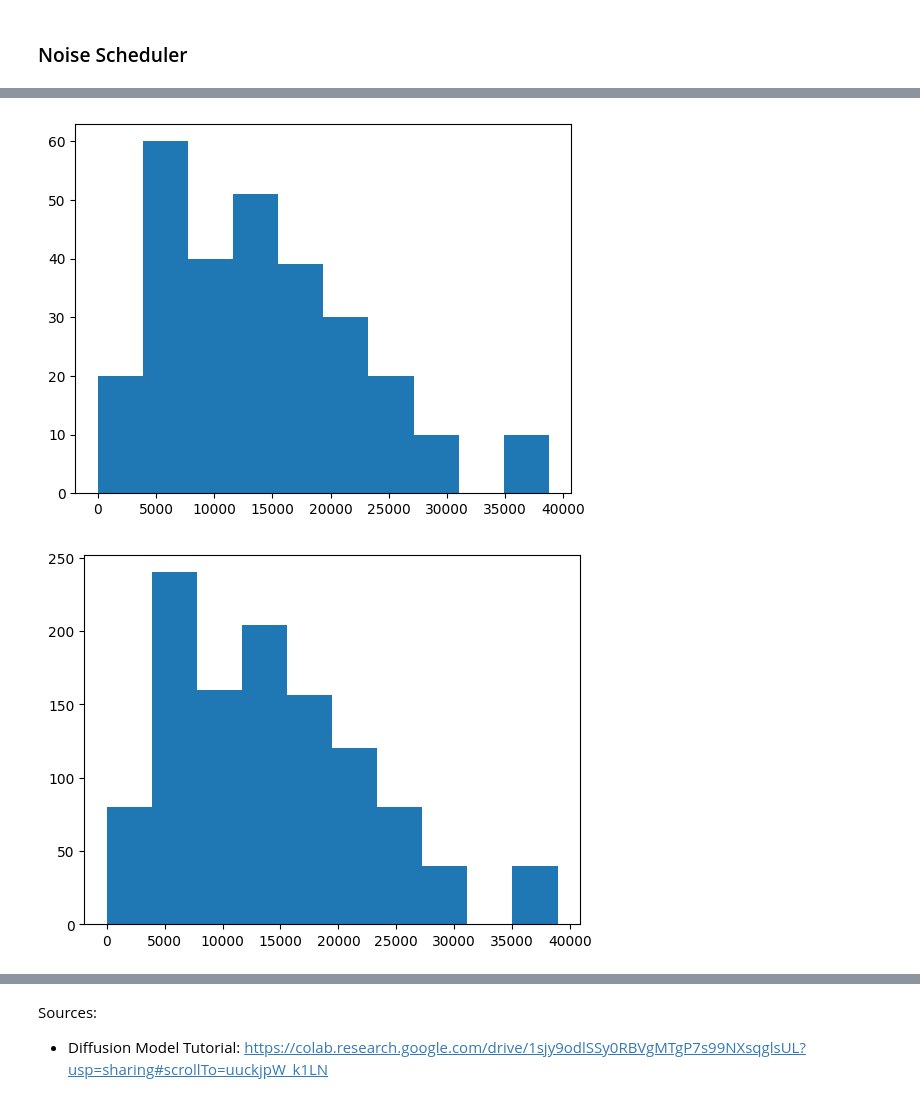
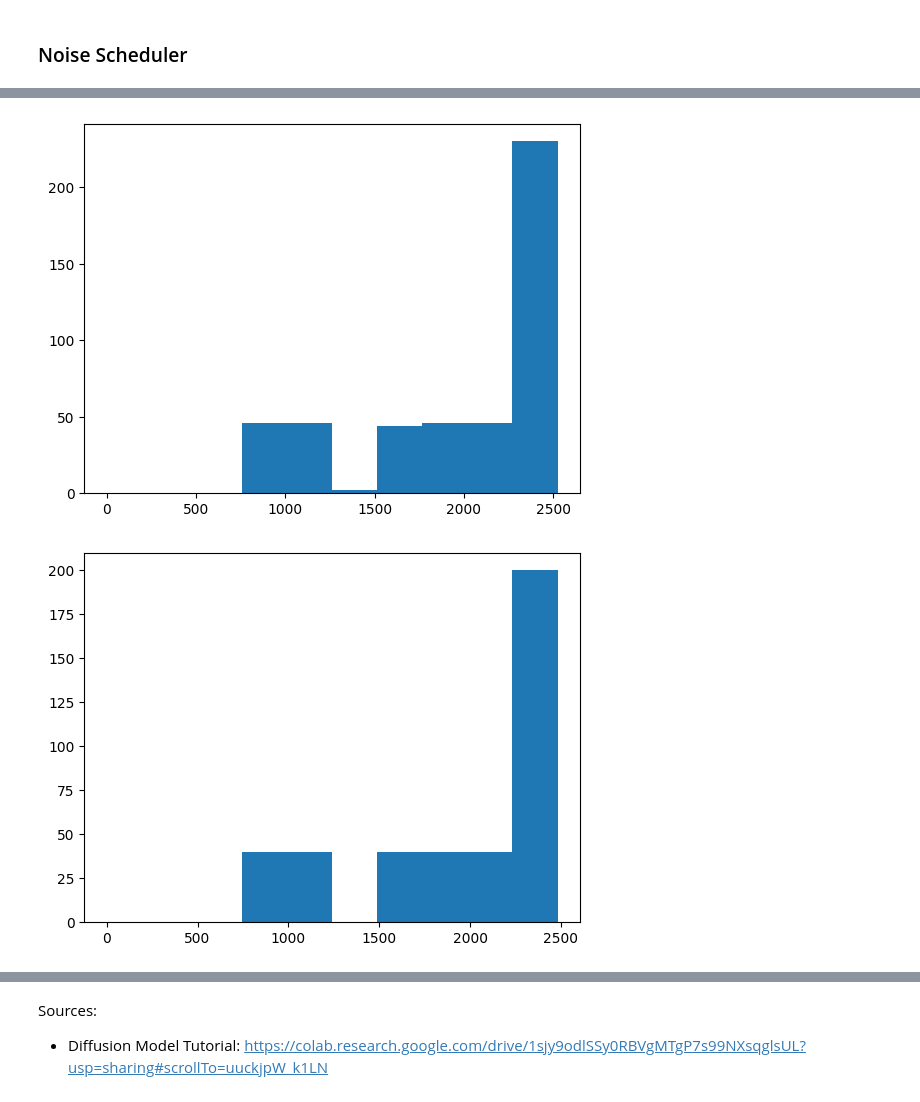
Before and after one commit to mariannearriola/dd-brain-shapes, a Jupyter notebook: shape_project.ipynb, the cells around one changed output, grey strips where cells are left out. Cells and saved outputs as stored; diff of their text form; code cells hidden in the pictures.

```diff
--- a/shape_project.ipynb
+++ b/shape_project.ipynb
@@ -117,9 +120,17 @@ for ind,sample in enumerate(healthy_spd[:20]):
     elif ind < 20:
         y_tests.append(sample)
 # %%
-gr = GeodesicRegression(
-    space=gl, metric=gl.metric,
-    center_X=False, method="riemannian", initialization="warm_start")
+gr = DenoisingGeodesic(
+    space=gl, metric=gl.metric, verbose = True,
+    center_X=False, method="riemannian", initialization="warm_start",max_iter=100, tol=1e-5, init_step_size=1e-3)
 
-gr.intercept_ = y_trains[0][0]  # theta0
-gr.coef_ = gl.metric.log(y_trains[0][-1], y_trains[0][0]) # theta1
+gr.intercept_ = y_trains[0][-1]  # theta0
+'''
+for m in range(0,T-1):
+    if m == 0:
+        logs = unsqueeze(gl.metric.log(y_trains[0][m+1], y_trains[0][m]))
+    else:
+        logs = gs.concatenate((logs,unsqueeze(gl.metric.log(y_trains[0][-2], y_trains[0][-1]))))
+'''
+gr.coef_ = gl.metric.log(y_trains[0][-1], y_trains[0][-2]) # theta1
+print(gr.intercept_.shape,gr.coef_.shape)
@@ -126,6 +139,8 @@ gr.coef_ = gl.metric.log(y_trains[0][-1], y_trains[0][0]) # theta1
 # %%
 ## Train model
-for y_train in y_trains:
-    x_train = np.linspace(1, T, T)
-    x_train = np.squeeze(x_train)
-    gr.fit(x_train,y_train)
+x_train = np.linspace(0, T, T)
+x_train = np.squeeze(x_train)
+for ind,y_train in enumerate(y_trains):
+    gr.fit(x_train,y_train,y_cleans)
+    #gr.intercept_ = y_train[0]
+    #gr.coef_ = gl.metric.log(y_train[-2], y_train[-1])
@@ -145,20 +212,12 @@ plot_results(label,noisy_mats[9],res)
 # %%
 #f, axarr = plt.subplots(2,1)
-sqrd_dist=compute_sqr_dist(res, healthy_spd[:10], gl.metric)
+sqrd_dist=compute_sqr_dist(h_preds, healthy_spd, gl.metric)
 plt.hist(sqrd_dist,range=(0,np.max(sqrd_dist)))
 plt.show()
-sqrd_dist=compute_sqr_dist(res, schiz_spd, gl.metric)
+
+sqrd_dist=compute_sqr_dist(h_preds, schiz_spd, gl.metric)
 plt.hist(sqrd_dist,range=(0,np.max(sqrd_dist)))
 plt.show()
-spd_affine.squared_dist(predicted_clean,healthy_spd[0])
-
-from shape_vis import *
-adj_label, adj_pred = np.ceil(healthy_spd[0]),np.ceil(res)
-g_label = nx.from_numpy_array(adj_label)
-g_pred = nx.from_numpy_array(adj_pred)
-plt.figure(figsize=(15,15))
-plot_graphs_spatial(g_label,221,"Input healthy brain network")
-plot_graphs_spatial(g_pred,222,"Generated healthy brain network")
 # %% [output]
-[figure, old version]
+[figure, new version]
-[figure, old version]
+[figure, new version]
```
Also changed, not shown: parts of 11 cells of this notebook, 2 other files.
